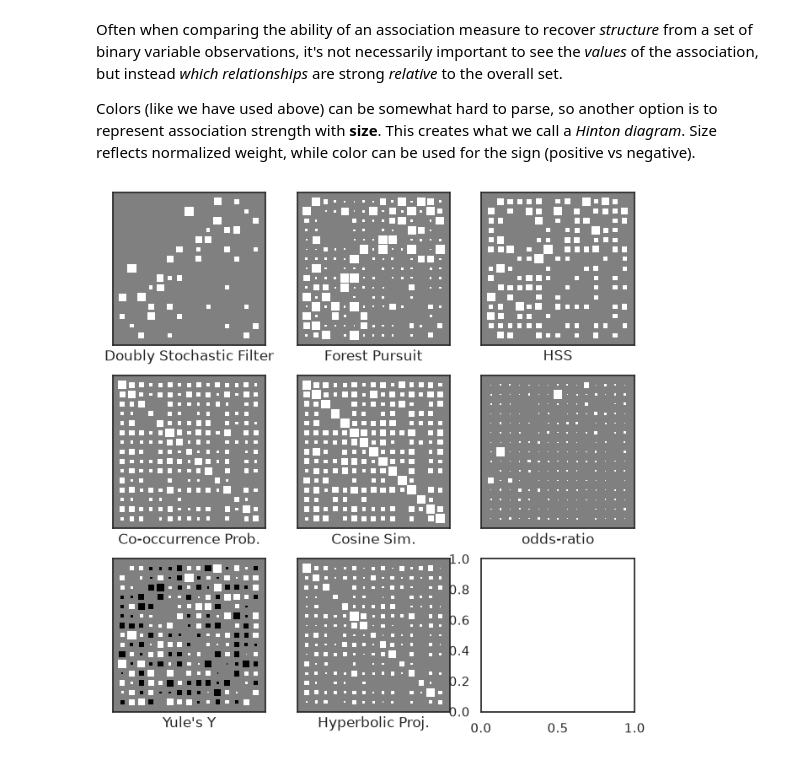
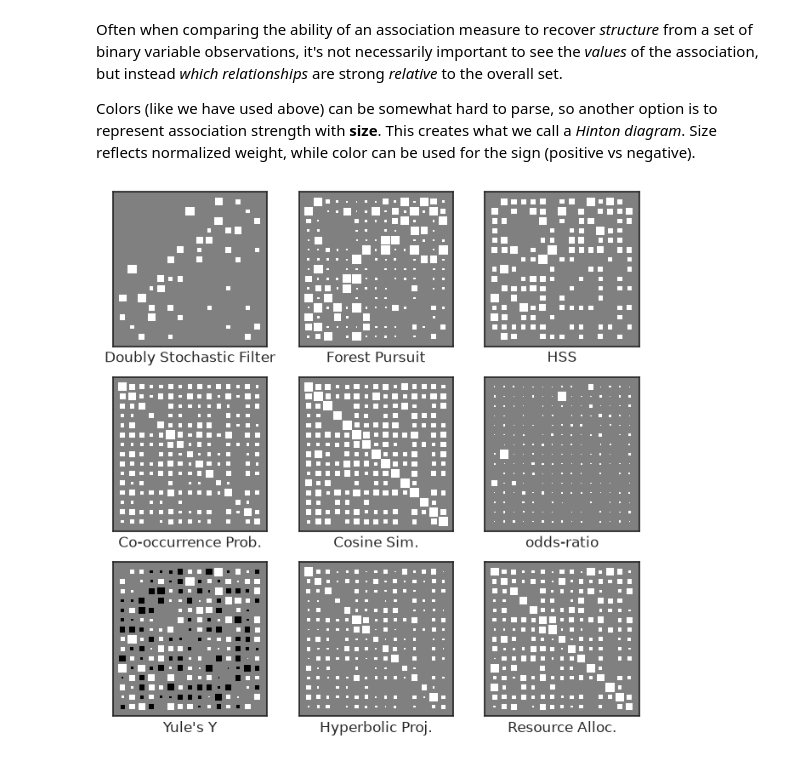
Before and after one commit to rtbs-dev/affinis, a Jupyter notebook: notebooks/user-guide/associations.ipynb, the cells around one changed output. Drawn from its saved outputs; the diff is of its cells as text; code cells hidden in the pictures.

```diff
--- a/notebooks/user-guide/associations.ipynb
+++ b/notebooks/user-guide/associations.ipynb
@@ -204,26 +183,26 @@ Size reflects normalized weight, while color can be used for the sign (positive
 # %%
 from affinis.plots import hinton
 
 methods = {
     'Doubly Stochastic Filter': dsf,
     'Forest Pursuit': fps,
     'HSS': hss,
     'Co-occurrence Prob.': coo,
     'Cosine Sim.': cos,
     'odds-ratio': aff.odds_ratio(X),
     'Yule\'s Y':aff.yule_y(X),
     'Hyperbolic Proj.': hyp,
-    # 'Resource Alloc.':rsc,
+    'Resource Alloc.':rsc,
 }
 f,axs = plt.subplots(nrows=3, ncols=3, figsize=(8,8))
 
 for n, (lab, Aest) in enumerate(methods.items()):
     ax = axs.flatten()[n]
     hinton(Aest, ax=ax)
     ax.set_xlabel(lab)
 
 plt.savefig(imgpath/'assoc-overview.webp')
 # %% [output]
-[figure, old version]
+[figure, new version]
 # %% [markdown]
 ![overview of methods](img/assoc-overview.webp)
```
Also changed, not shown: parts of 2 cells of this notebook, 15 other files.
